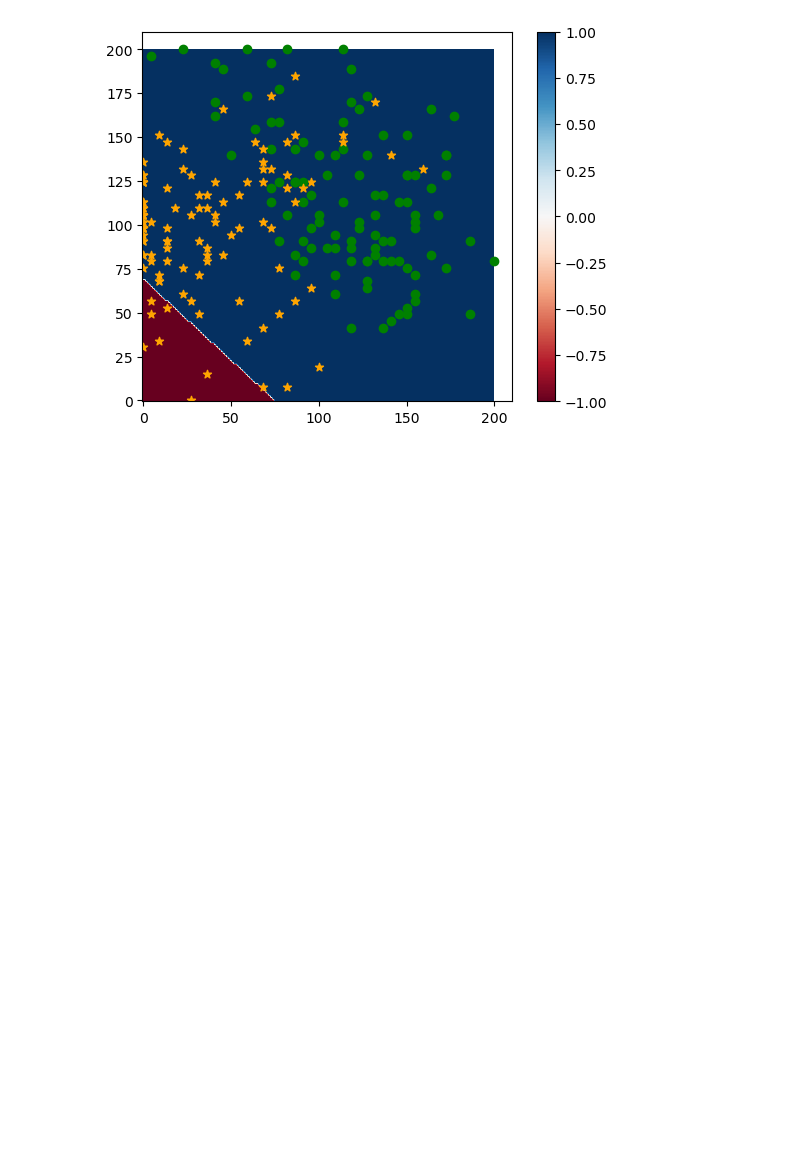
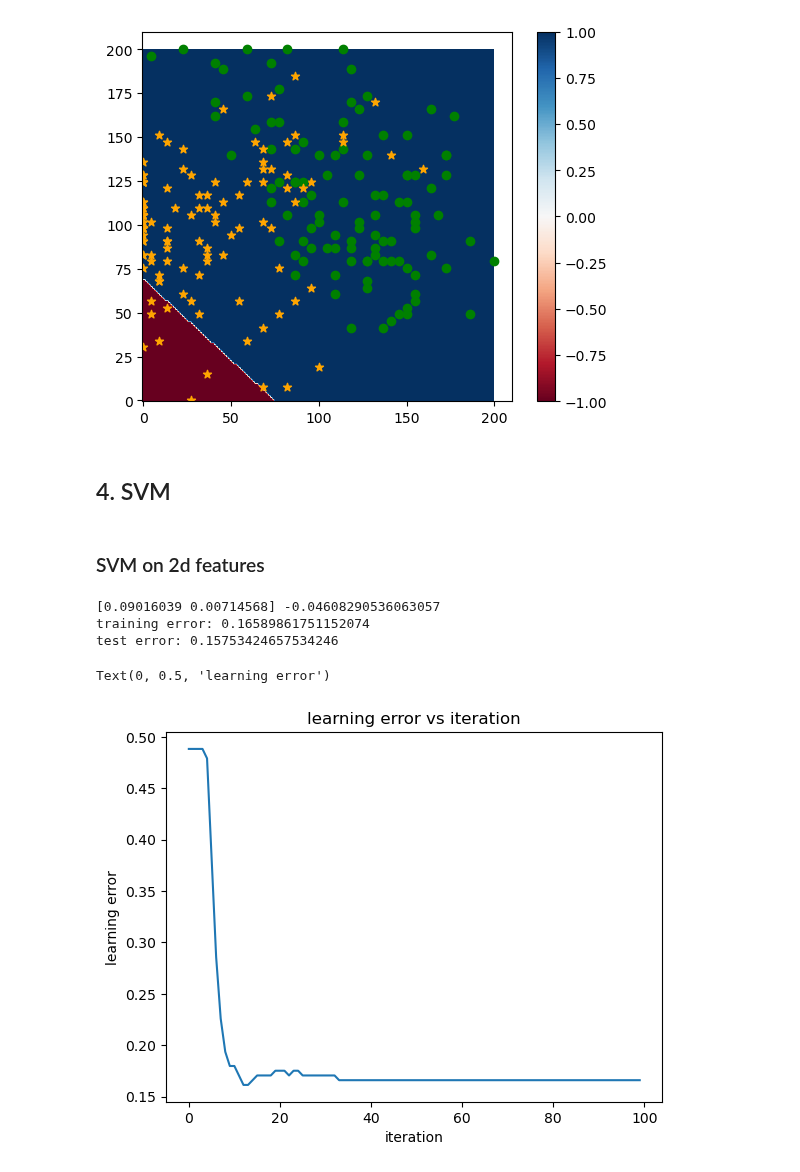
Before and after one commit to Lennox-Elaphurus/ML-Essentials-homework, a Jupyter notebook: Lennox/exercise 1/exercise1.ipynb, the cells around one changed output. Cells and saved outputs as stored; diff of their text form; code cells hidden in the pictures; blank space fills up the shorter version.

Commit message:
Work on SVM
Todo:
- visualization
- compare with official package

```diff
--- a/Lennox/exercise 1/exercise1.ipynb
+++ b/Lennox/exercise 1/exercise1.ipynb
@@ -259,3 +259,5 @@ plt.show()
 # %% [output]
 40000
 [figure]
+# %% [markdown]
+## 4. SVM
@@ -261,0 +314,24 @@ plt.show()
+# %% [markdown]
+### SVM on 2d features
+# %%
+beta,b,errors = fit_svm(features2d(X_train),y_train)
+print(beta,b)
+
+train_labels = predict_svm(beta,b,features2d(X_train))
+test_labels = predict_svm(beta,b,features2d(X_test))
+
+training_error = abs(train_labels - y_train).sum()/(2*len(y_train))
+test_error = abs(test_labels - y_test).sum()/(2*len(y_test))
+print(f"training error: {training_error}")
+print(f"test error: {test_error}")
+
+plt.plot(range(len(errors)),errors)
+plt.title("learning error vs iteration")
+plt.xlabel("iteration")
+plt.ylabel("learning error")
+# %% [output]
+[0.09016039 0.00714568] -0.04608290536063057
+training error: 0.16589861751152074
+test error: 0.15753424657534246
+Text(0, 0.5, 'learning error')
+[figure, added]
```
Also changed, not shown: parts of 8 cells of this notebook, 1 other file.
